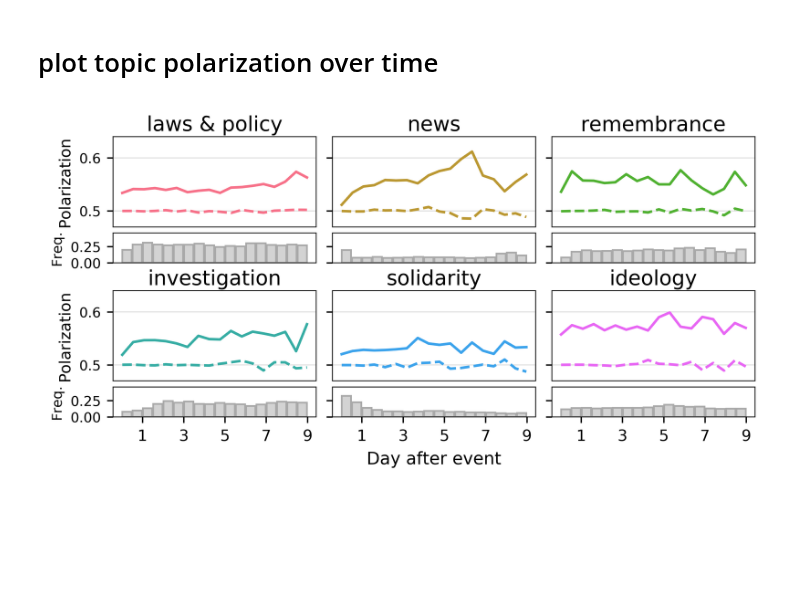
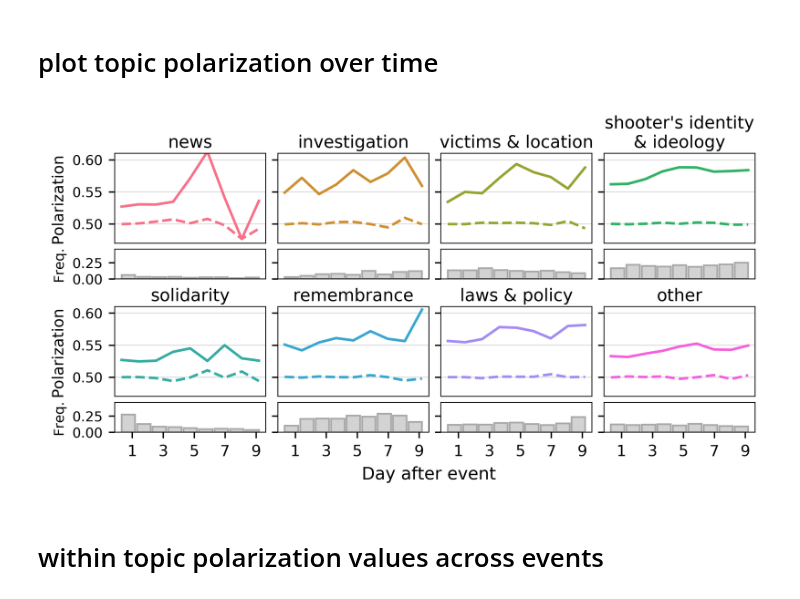
Before and after one commit to ddemszky/framing-twitter, a Jupyter notebook: 3_leave_out_polarization/plot topic polarization.ipynb, the cells around one changed output. Cells and saved outputs as stored; diff of their text form; code cells hidden in the pictures; blank space fills up the shorter version.

```diff
--- a/3_leave_out_polarization/plot topic polarization.ipynb
+++ b/3_leave_out_polarization/plot topic polarization.ipynb
@@ -22,8 +22,8 @@ TWEET_DIR = config['TWEET_DIR']
 NUM_CLUSTERS = config['NUM_CLUSTERS']
 events = open(INPUT_DIR + 'event_names.txt', 'r').read().splitlines()
 # %%
-#cluster_method = '_relative'
-cluster_method = ''
+cluster_method = '_relative'
+#cluster_method = ''
 # %%
 means = np.load(OUTPUT_DIR + 'cluster_' + str(NUM_CLUSTERS) +'_means.npy')
 glove = pd.read_csv(OUTPUT_DIR+'glove.50d.csv', sep='\t', index_col=0)
@@ -74,10 +78,10 @@ cluster_words
 # %%
 cluster_proportions = {i:[] for i in range(NUM_CLUSTERS)}
 for event in events:
-    topics = pd.read_csv(TWEET_DIR + event + '/' + event + '_kmeans_topics_' + str(NUM_CLUSTERS) + '.csv')
-    if cluster_method != '':
-        assigned_indices, topics = get_assigned_indices_relative(topics) if cluster_method == '_relative' else get_assigned_indices_absolute(topics)
-    labels = topics['topic_0']
+    data = pd.read_csv(TWEET_DIR + event + '/' + event + '.csv', sep='\t', lineterminator='\n',
+                       usecols=['user_id'])
+    data = get_cluster_assignments(event, data, cluster_method)
+    labels = data['topic']
     props = np.bincount(labels) / np.sum(np.bincount(labels))
     for i, j in enumerate(props):
         cluster_proportions[i].append(j)
@@ -200,13 +205,13 @@ def get_buckets(data, timestamp):
 # %%
 def plot_clusters(events):
     '''Plot polarization over time (average value for all the events in params). We only use ["vegas"] in the paper.'''
-    num_splits = 18 # 9 days (splits are made ever 12 hours)
-    T = (np.arange(num_splits) + 1) / 2
+    num_splits = 9 # 9 days
+    T = (np.arange(num_splits) + 1)
     freqs = np.zeros((num_splits, NUM_CLUSTERS, len(events)))  # topic frequencies
     actual = np.zeros((num_splits, NUM_CLUSTERS, len(events)))  # actual leaveout value
     random = np.zeros((num_splits, NUM_CLUSTERS, len(events)))  # random leaveout value
     for k, e in enumerate(events):
-        pol = json.load(open(TWEET_DIR + e + '/' + e + '_topic_polarization_overtime'+cluster_method+'.json', 'r'))
+        pol = json.load(open(TWEET_DIR + e + '/' + e + '_topic_polarization_over_time'+cluster_method+'.json', 'r'))
         for i in range(num_splits):
             for j in range(NUM_CLUSTERS):
                 freqs[i, j, k] = int(pol[str(i)][str(j)][2])
@@ -218,10 +223,10 @@ def plot_clusters(events):
     mean_actual = np.mean(actual, axis=2)
     mean_random = np.mean(random, axis=2)
 
-    ro = {0:0, 1:2, 2:3, 3:4, 4:1, 5:5}   # order of plots (i.e. topics), order in plot (key): topic_no (value)
+    ro = {0:1, 1:4, 2:2, 3:0, 4:5, 5:6, 6:3, 7:7}   # order of plots (i.e. topics), order in plot (key): topic_no (value)
 
     row_num = 2
-    col_num = 3
+    col_num = 4
     sns.reset_orig()  # get default matplotlib styles back
     clrs = sns.color_palette('husl', n_colors=NUM_CLUSTERS)  # a list of RGB tuples
 
@@ -240,37 +245,37 @@ def plot_clusters(events):
         for j in range(2):   # the two subplots (polarization and frequency)
             ax = plt.Subplot(fig, inner[j])
             if j == 0:
-                ax.set_title(cluster_names[cluster], fontsize=12, y=.95)
+                ax.set_title(cluster_names[cluster], fontsize=10, y=.95)
                 lines = ax.plot(T, mean_actual[:, cluster])  # actual
                 lines[0].set_color(clrs[c])
                 lines = ax.plot(T, mean_random[:, cluster], '--')  # random
                 lines[0].set_color(clrs[c])
                 ax.tick_params('y', labelsize=8)
                 ax.set_xticks([])
-                if c not in [0,3]:
+                if c not in [0,4]:
                     ax.tick_params('y', labelsize=8, labelleft=False)
                 else:
                     ax.tick_params('y', labelsize=8)
                     ax.set_ylabel('Polarization', fontsize=9)
                 ax.yaxis.grid(color='gray', alpha=0.3, linewidth=.5)
-                ax.set_ylim(.47, .64)   # set the ylims of the polarization plots
+                ax.set_ylim(.47, .61)   # set the ylims of the polarization plots
             else:
-                ax.bar(T, mean_freqs[:, cluster], color='lightgray', width=.45, edgecolor='darkgrey')
+                ax.bar(T, mean_freqs[:, cluster], color='lightgray', width=.87, edgecolor='darkgrey')
                 ax.set_ylim(0, .46)
                 #ax.set_yticks([])
-                if c not in [0,3]:
+                if c not in [0,4]:
                     ax.tick_params('y', labelsize=8, labelleft=False)
                 else:
                     ax.tick_params('y', labelsize=8)
-                if c not in [3,4,5]:
+                if c not in [4,5,6,7]:
                     ax.set_xticks([])
                 else:
                     ax.set_xticks(np.array([1,3,5,7, 9])+.25)
                     ax.set_xticklabels([int(t) for t in np.array([1,3,5,7, 9])+.25])
                     ax.tick_params('x', labelsize=9)
-                if c == 4:
-                    ax.set_xlabel('Day after event', fontsize=10)
-                if c in [0, 3]:
+                if c == 5:
+                    ax.set_xlabel('Day after event', fontsize=10, x=1)
+                if c in [0, 4]:
                     ax.set_ylabel('Freq.', fontsize=8)
 
 
@@ -282,6 +287,8 @@ def plot_clusters(events):
     #outer.tight_layout(fig)
     plt.show()
 # %%
-plot_clusters(['vegas'])  # the values from events in the list wil
+plot_clusters(['orlando'])  # the values from events in the list wil
 # %% [output]
-[figure, old version]
+[figure, new version]
+# %% [markdown]
+# within topic polarization values across events
```
Also changed, not shown: parts of 11 cells of this notebook, 3 other files.
